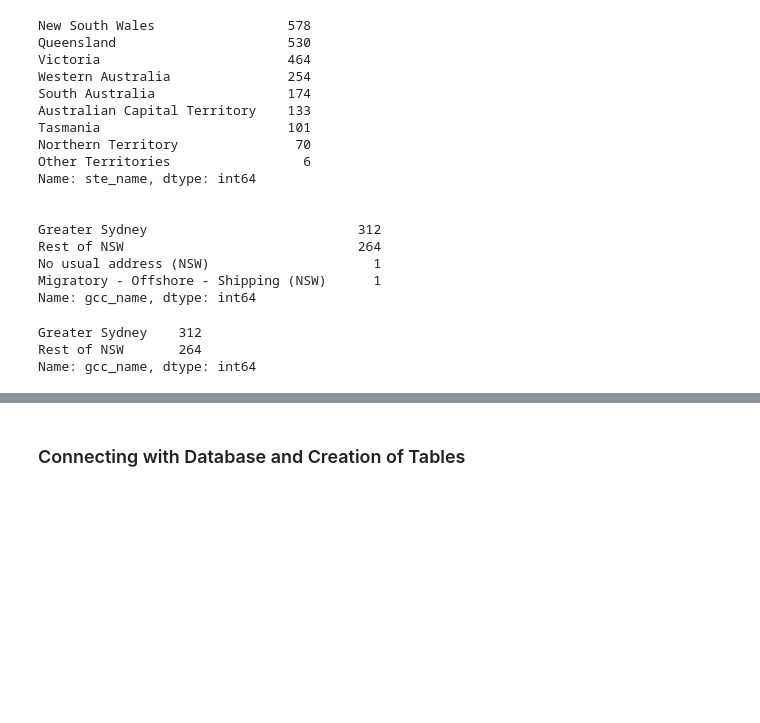
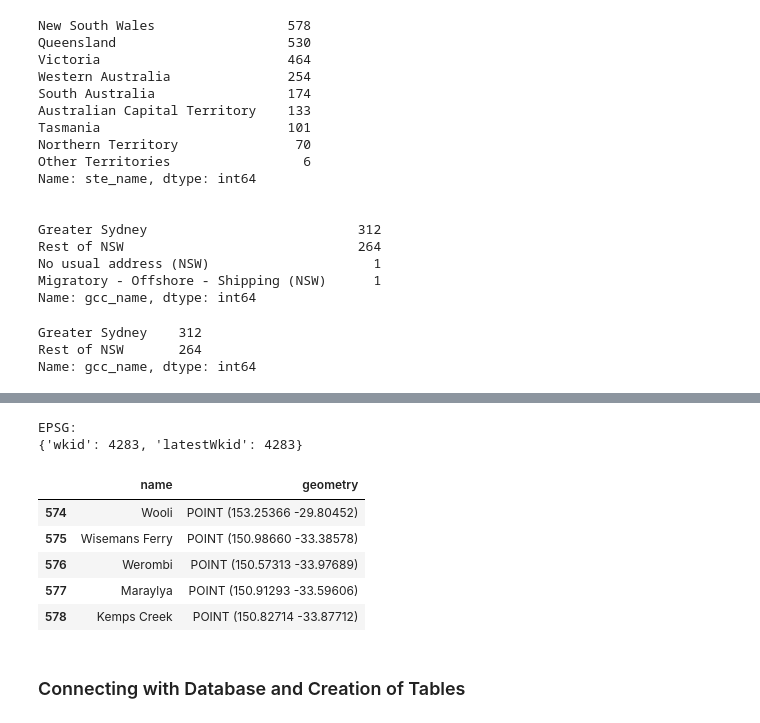
Before and after one commit to ew92/data2001_project, a Jupyter notebook: main.ipynb, the cells around one changed output, grey strips where cells are left out. Drawn from its saved outputs; the diff is of its cells as text; code cells hidden in the pictures; blank space fills up the shorter version.

Commit message:
adding exchanges additional dataset and uploading this to postgres db

```diff
--- a/main.ipynb
+++ b/main.ipynb
@@ -256,3 +261,63 @@ Name: gcc_name, dtype: int64
+# %%
+# Geoscience Australia - National Telephone Exchanges ArcGIS REST Web Service (Open API - no key required)
+# https://services.ga.gov.au/gis/rest/services/Telephone_Exchanges/MapServer/0
+# Usage permitted under Creative Commons Attribution 4.0 International Licence
+
+# This service requires a relational model style syntax for its parameters,
+# e.g. WHERE (STATE)='New South Wales'
+# These params then need to be converted to URL encoded characters for making the endpoint GET request
+
+# We query the active communications exchanges in New South Wales to form our additional dataset
+# with parameter: format = json
+
+query_param = "%28STATE%29%3D%27New+South+Wales%27" # (STATE)='New South Wales'
+response = requests.get("https://services.ga.gov.au/gis/rest/services/Telephone_Exchanges/MapServer/0/query?where="+
+                        query_param+
+                        "&f=json")
+
+assert response.status_code == 200
+
+exchanges_json = response.json()
+
+# We have inspected the full JSON result in previous requests and deploy the keys accordingly
+
+print('EPSG:\n' + str(exchanges_json['spatialReference'])) # Confirmed GDA94
+
+# Convert results to pandas dataframe
+names_recs = []
+longs = []
+lats = []
+
+for i in range(0, len(exchanges_json['features'])):
+    item_name = exchanges_json['features'][i]['attributes']['name']
+    item_long = exchanges_json['features'][i]['geometry']['x']
+    item_lat = exchanges_json['features'][i]['geometry']['y']
+    names_recs.append(item_name)
+    longs.append(item_long)
+    lats.append(item_lat)
+
+names_series = pd.Series(names_recs)
+longs_series = pd.Series(longs)
+lats_series = pd.Series(lats)
+
+exchanges_df = pd.DataFrame({'name': names_series, 'longitude': longs_series,
+                            'latitude': lats_series})
+
+# Convert the df to geodataframe where longitude and latitude are combined into POINT geometries
+exchanges_gdf = gpd.GeoDataFrame(exchanges_df,
+                                       geometry=gpd.points_from_xy(exchanges_df.longitude, exchanges_df.latitude))
+
+exchanges_gdf = exchanges_gdf.drop(columns=['longitude', 'latitude'])
+exchanges_gdf.tail()
+# %% [output]
+EPSG:
+{'wkid': 4283, 'latestWkid': 4283}
+|  | name | geometry |
+| 574 | Wooli | POINT (153.25366 -29.80452) |
+| 575 | Wisemans Ferry | POINT (150.98660 -33.38578) |
+| 576 | Werombi | POINT (150.57313 -33.97689) |
+| 577 | Maraylya | POINT (150.91293 -33.59606) |
+| 578 | Kemps Creek | POINT (150.82714 -33.87712) |
 # %% [markdown]
 ### Connecting with Database and Creation of Tables
 # %%
```
Also changed, not shown: parts of 10 cells of this notebook.
